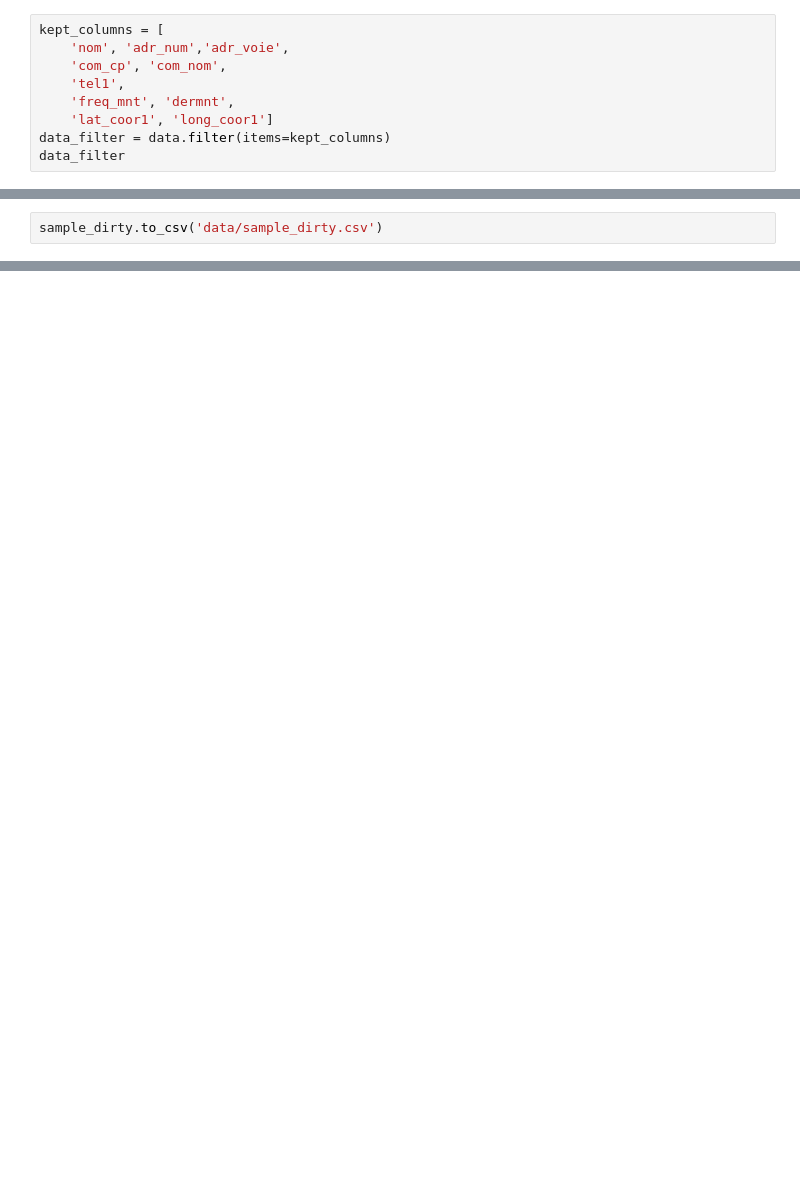
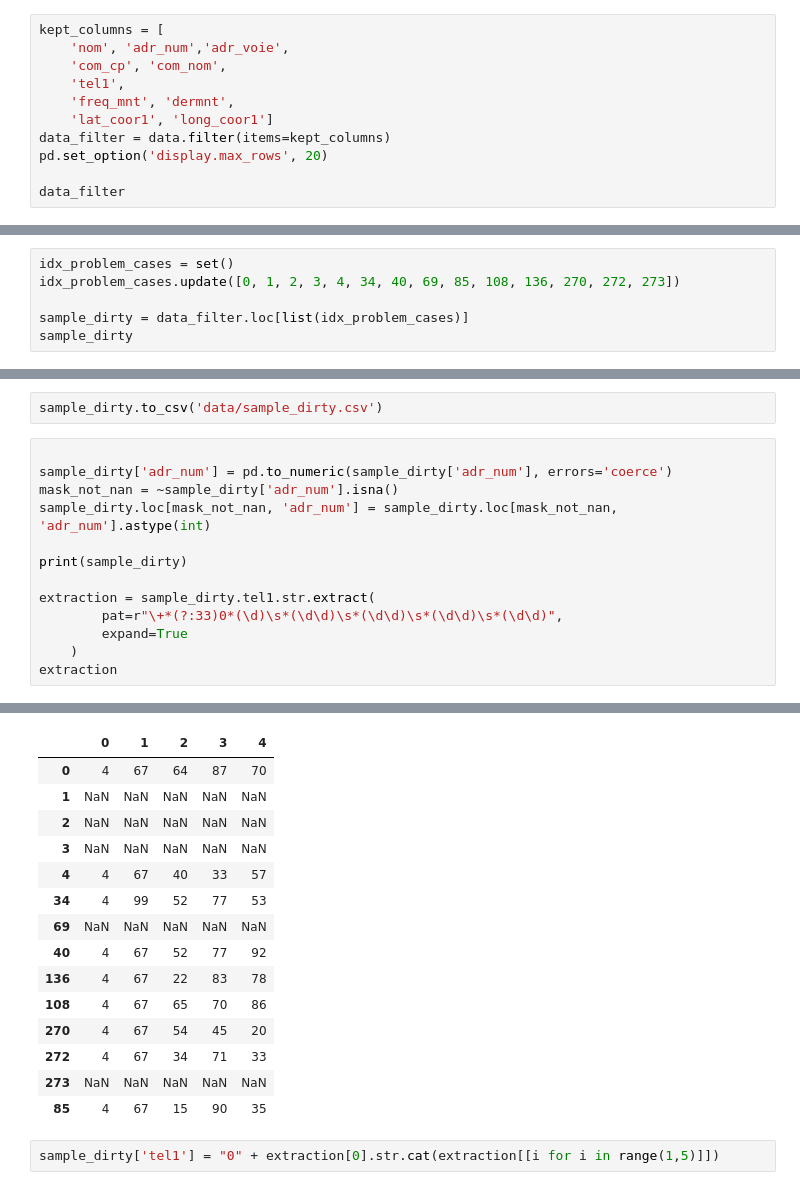
Before and after one commit to thibaut-dst/data-clean-TP1, a Jupyter notebook: sandbox_notebook.ipynb, the cells around one changed output, grey strips where cells are left out. Cells and saved outputs as stored; diff of their text form; blank space fills up the shorter version.

```diff
--- a/sandbox_notebook.ipynb
+++ b/sandbox_notebook.ipynb
@@ -54,4 +68,6 @@ kept_columns = [
     'freq_mnt', 'dermnt',
     'lat_coor1', 'long_coor1']
 data_filter = data.filter(items=kept_columns)
+pd.set_option('display.max_rows', 20)
+
 data_filter
@@ -105,0 +422,6 @@ sample_dirty
+# %%
+idx_problem_cases = set()
+idx_problem_cases.update([0, 1, 2, 3, 4, 34, 40, 69, 85, 108, 136, 270, 272, 273])
+
+sample_dirty = data_filter.loc[list(idx_problem_cases)]
+sample_dirty
@@ -106,2 +444,16 @@ sample_dirty
 # %%
 sample_dirty.to_csv('data/sample_dirty.csv')
+# %%
+
+sample_dirty['adr_num'] = pd.to_numeric(sample_dirty['adr_num'], errors='coerce')
+mask_not_nan = ~sample_dirty['adr_num'].isna()
+sample_dirty.loc[mask_not_nan, 'adr_num'] = sample_dirty.loc[mask_not_nan, 'adr_num'].astype(int)
+
+print(sample_dirty)
+
+extraction = sample_dirty.tel1.str.extract(
+        pat=r"\+*(?:33)0*(\d)\s*(\d\d)\s*(\d\d)\s*(\d\d)\s*(\d\d)",
+        expand=True
+    )
+extraction
+# %% [output]
@@ -107,0 +475,17 @@ sample_dirty.to_csv('data/sample_dirty.csv')
+|  | 0 | 1 | 2 | 3 | 4 |
+| 0 | 4 | 67 | 64 | 87 | 70 |
+| 1 | NaN | NaN | NaN | NaN | NaN |
+| 2 | NaN | NaN | NaN | NaN | NaN |
+| 3 | NaN | NaN | NaN | NaN | NaN |
+| 4 | 4 | 67 | 40 | 33 | 57 |
+| 34 | 4 | 99 | 52 | 77 | 53 |
+| 69 | NaN | NaN | NaN | NaN | NaN |
+| 40 | 4 | 67 | 52 | 77 | 92 |
+| 136 | 4 | 67 | 22 | 83 | 78 |
+| 108 | 4 | 67 | 65 | 70 | 86 |
+| 270 | 4 | 67 | 54 | 45 | 20 |
+| 272 | 4 | 67 | 34 | 71 | 33 |
+| 273 | NaN | NaN | NaN | NaN | NaN |
+| 85 | 4 | 67 | 15 | 90 | 35 |
+# %%
+sample_dirty['tel1'] = "0" + extraction[0].str.cat(extraction[[i for i in range(1,5)]])
```
Also changed, not shown: parts of 29 cells of this notebook, 4 other files.
